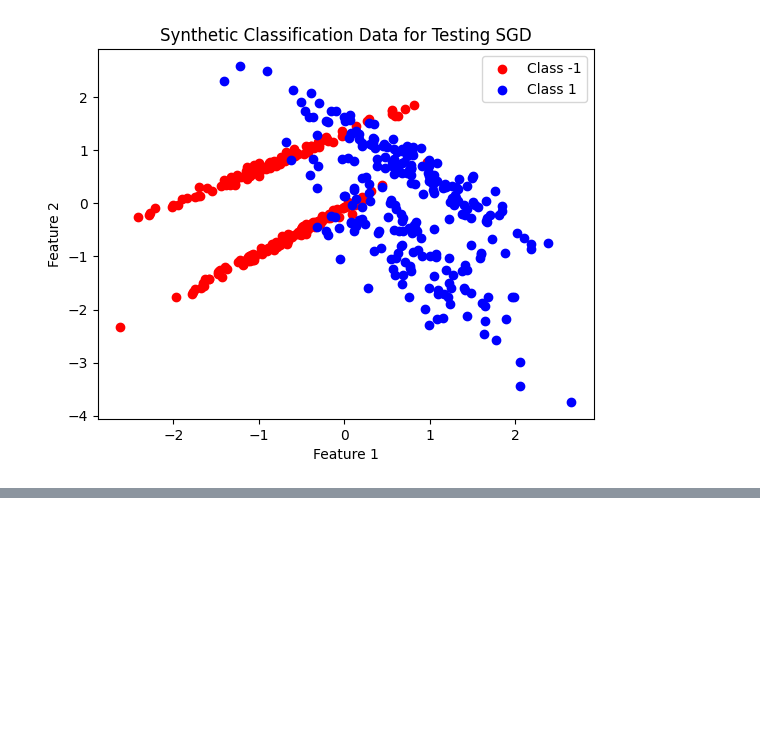
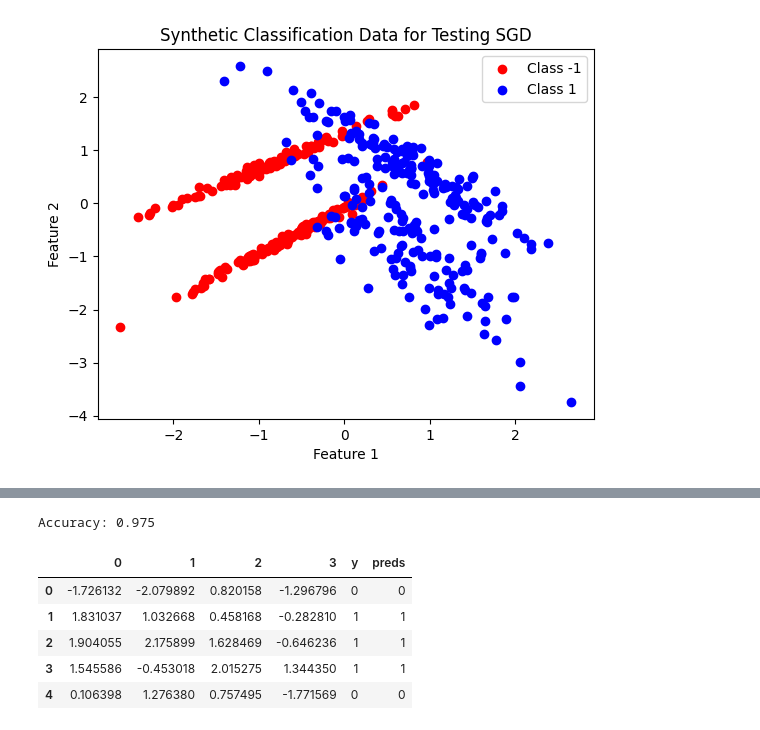
Before and after one commit to andrewmalley725/ml-from-scratch, a Jupyter notebook: LogisticRegression/logistic_classifier.ipynb, the cells around one changed output, grey strips where cells are left out. Saved outputs shown, nothing was run; the diff lists cells and outputs as text; code cells hidden in the pictures; blank space fills up the shorter version.

```diff
--- a/LogisticRegression/logistic_classifier.ipynb
+++ b/LogisticRegression/logistic_classifier.ipynb
@@ -123,0 +174,24 @@ plt.show()
+# %%
+from sklearn.linear_model import LogisticRegression
+
+lr2 = LogisticRegression(C=.5, max_iter=1000, penalty='l1', solver='liblinear')
+
+lr2.fit(X_train,y_train)
+
+preds = lr2.predict(X_test)
+
+print(f'Accuracy: {np.mean(preds == y_test)}')
+
+res_df = pd.DataFrame(X_test)
+res_df['y'] = y_test
+res_df['preds'] = preds
+
+res_df.head()
+# %% [output]
+Accuracy: 0.975
+|  | 0 | 1 | 2 | 3 | y | preds |
+| 0 | -1.726132 | -2.079892 | 0.820158 | -1.296796 | 0 | 0 |
+| 1 | 1.831037 | 1.032668 | 0.458168 | -0.282810 | 1 | 1 |
+| 2 | 1.904055 | 2.175899 | 1.628469 | -0.646236 | 1 | 1 |
+| 3 | 1.545586 | -0.453018 | 2.015275 | 1.344350 | 1 | 1 |
+| 4 | 0.106398 | 1.276380 | 0.757495 | -1.771569 | 0 | 0 |
```
Also changed, not shown: parts of 9 cells of this notebook, 7 other files.
